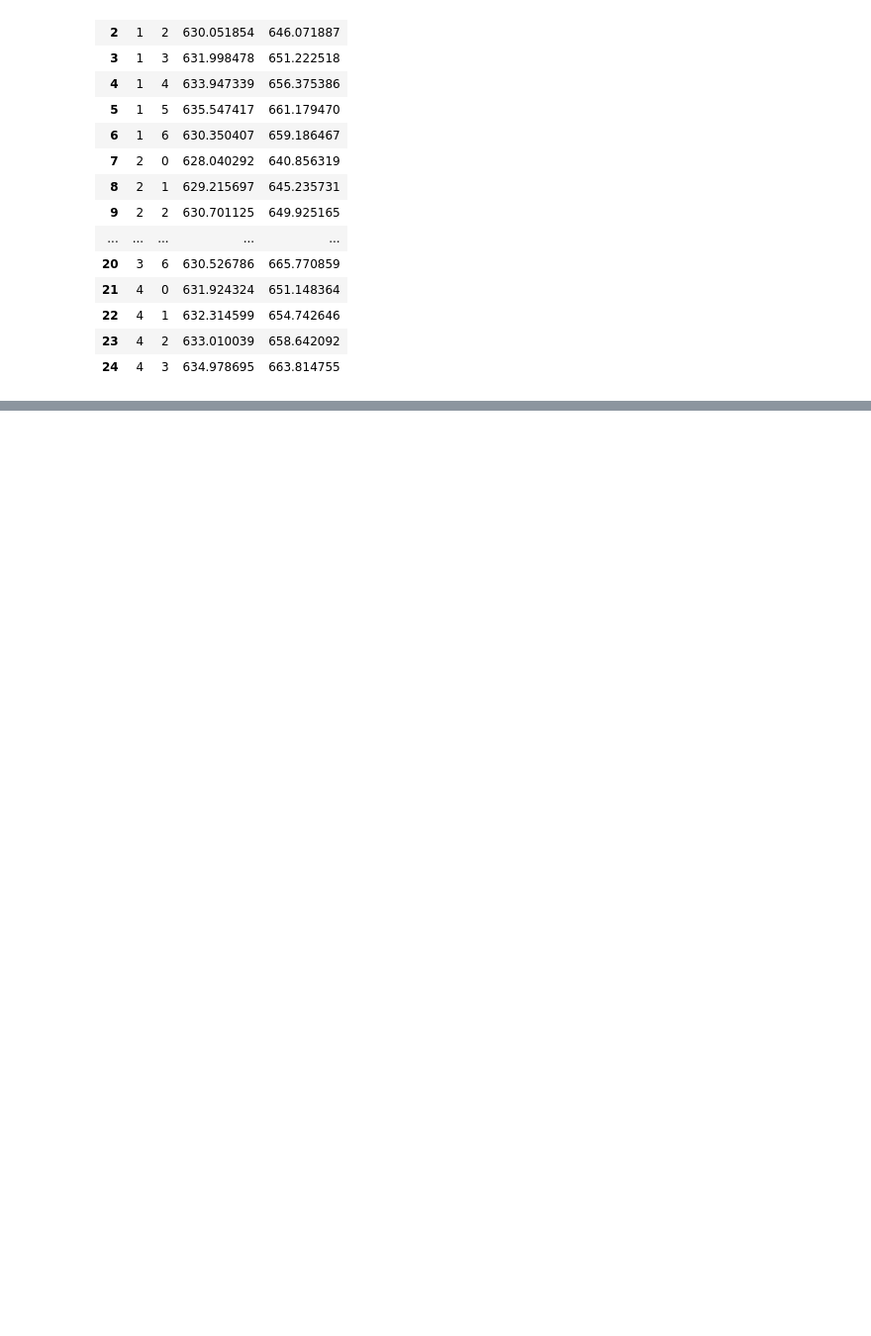
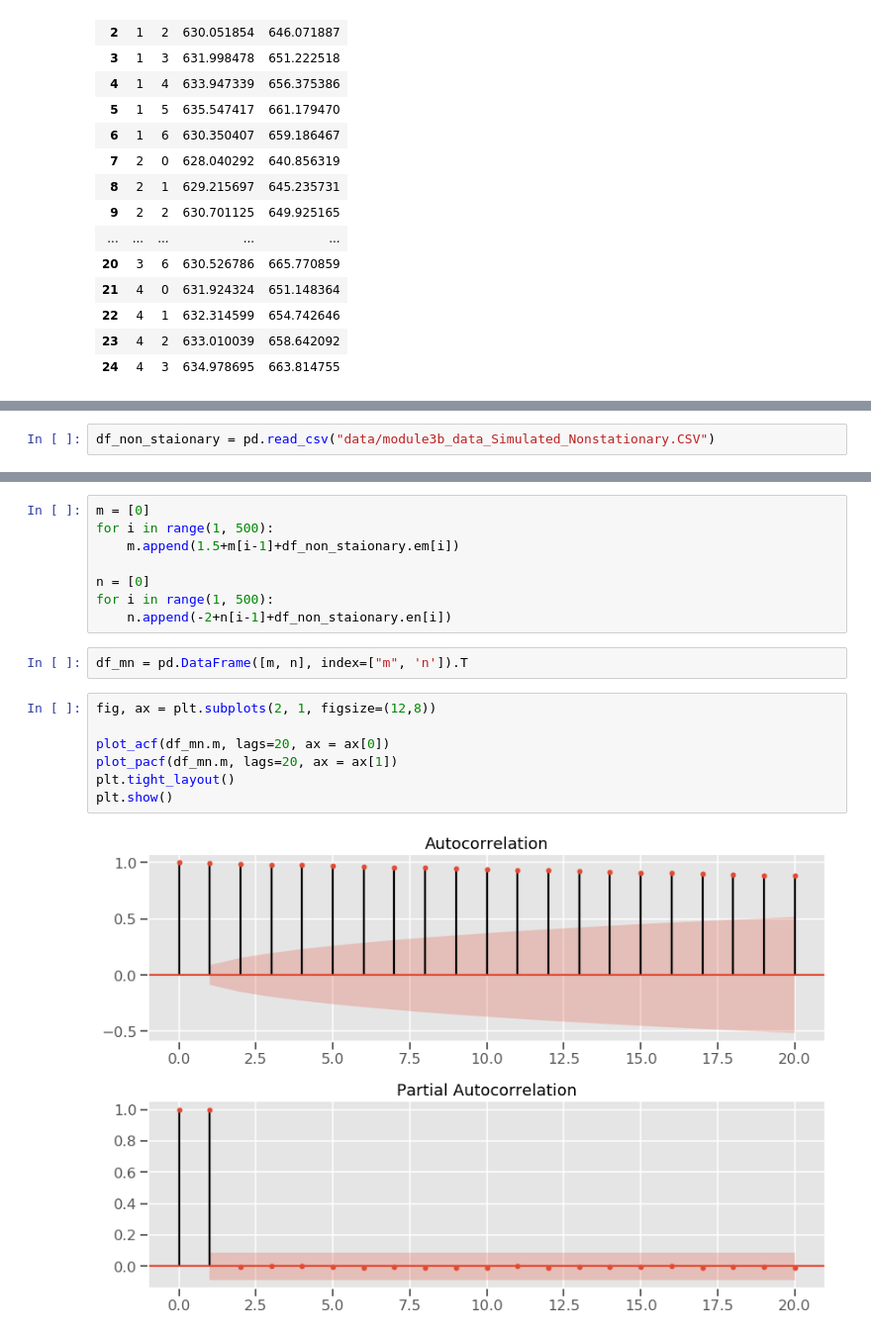
Before and after one commit to keita-dc/IMFxMFx, a Jupyter notebook: IMFx_MFx_mod_3.ipynb, the cells around one changed output, grey strips where cells are left out. Shown at 99% size. Cells and saved outputs as stored; diff of their text form; blank space fills up the shorter version.

```diff
--- a/IMFx_MFx_mod_3.ipynb
+++ b/IMFx_MFx_mod_3.ipynb
@@ -430,0 +446,2 @@ pd.DataFrame(results, columns=["p", "q", "aic", "bic"])
+# %%
+df_non_staionary = pd.read_csv("data/module3b_data_Simulated_Nonstationary.CSV")
@@ -430,0 +461,19 @@ pd.DataFrame(results, columns=["p", "q", "aic", "bic"])
+# %%
+m = [0]
+for i in range(1, 500):
+    m.append(1.5+m[i-1]+df_non_staionary.em[i])
+
+n = [0]
+for i in range(1, 500):
+    n.append(-2+n[i-1]+df_non_staionary.en[i])
+# %%
+df_mn = pd.DataFrame([m, n], index=["m", 'n']).T
+# %%
+fig, ax = plt.subplots(2, 1, figsize=(12,8))
+
+plot_acf(df_mn.m, lags=20, ax = ax[0])
+plot_pacf(df_mn.m, lags=20, ax = ax[1])
+plt.tight_layout()
+plt.show()
+# %% [output]
+[figure, added]
```
Also changed, not shown: parts of 52 cells of this notebook, 2 other files.
